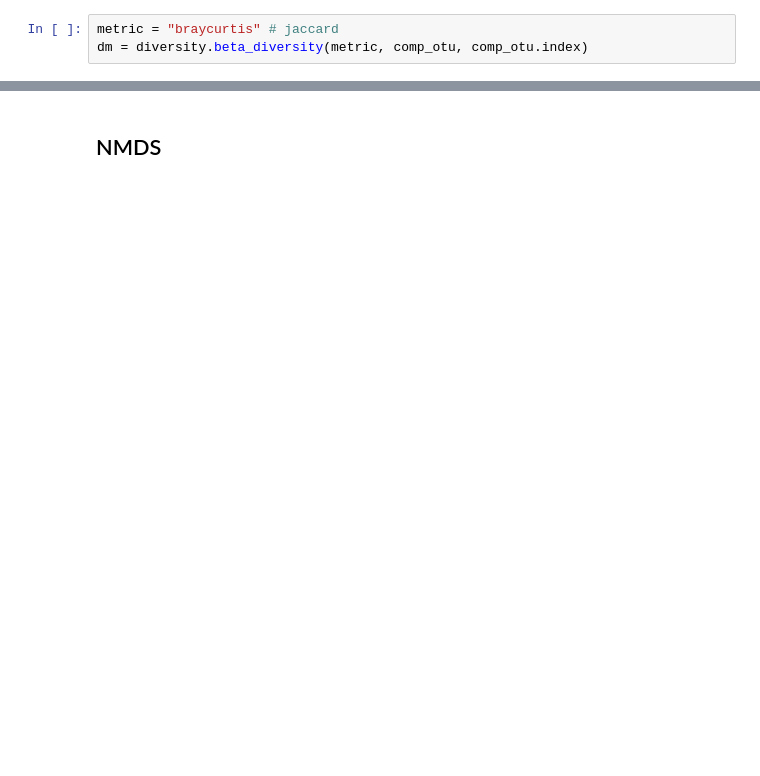
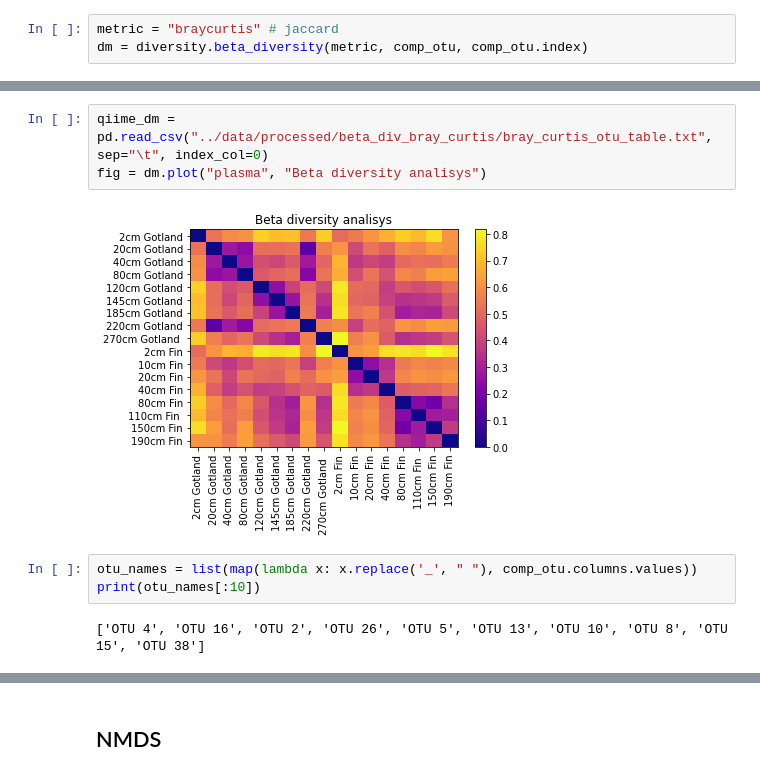
Before and after one commit to kpotoh/valerik, a Jupyter notebook: notebooks/diversity.ipynb, the cells around one changed output, grey strips where cells are left out. Saved outputs shown, nothing was run; the diff lists cells and outputs as text; blank space fills up the shorter version.

```diff
--- a/notebooks/diversity.ipynb
+++ b/notebooks/diversity.ipynb
@@ -176,0 +179,10 @@ plt.savefig("../figures/beta_braycurtis.png")
+# %%
+qiime_dm = pd.read_csv("../data/processed/beta_div_bray_curtis/bray_curtis_otu_table.txt", sep="\t", index_col=0)
+fig = dm.plot("plasma", "Beta diversity analisys")
+# %% [output]
+[figure, added]
+# %%
+otu_names = list(map(lambda x: x.replace('_', " "), comp_otu.columns.values))
+print(otu_names[:10])
+# %% [output]
+['OTU 4', 'OTU 16', 'OTU 2', 'OTU 26', 'OTU 5', 'OTU 13', 'OTU 10', 'OTU 8', 'OTU 15', 'OTU 38']
```
Also changed, not shown: parts of 12 cells of this notebook, 20 other files.
